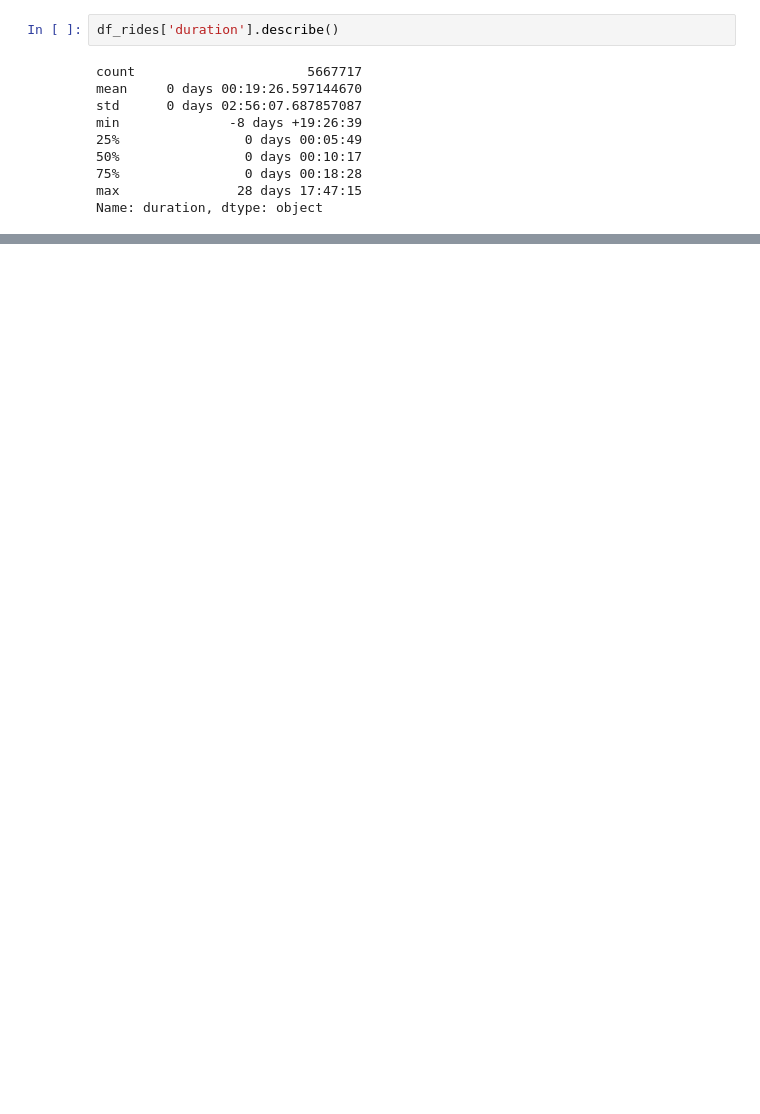
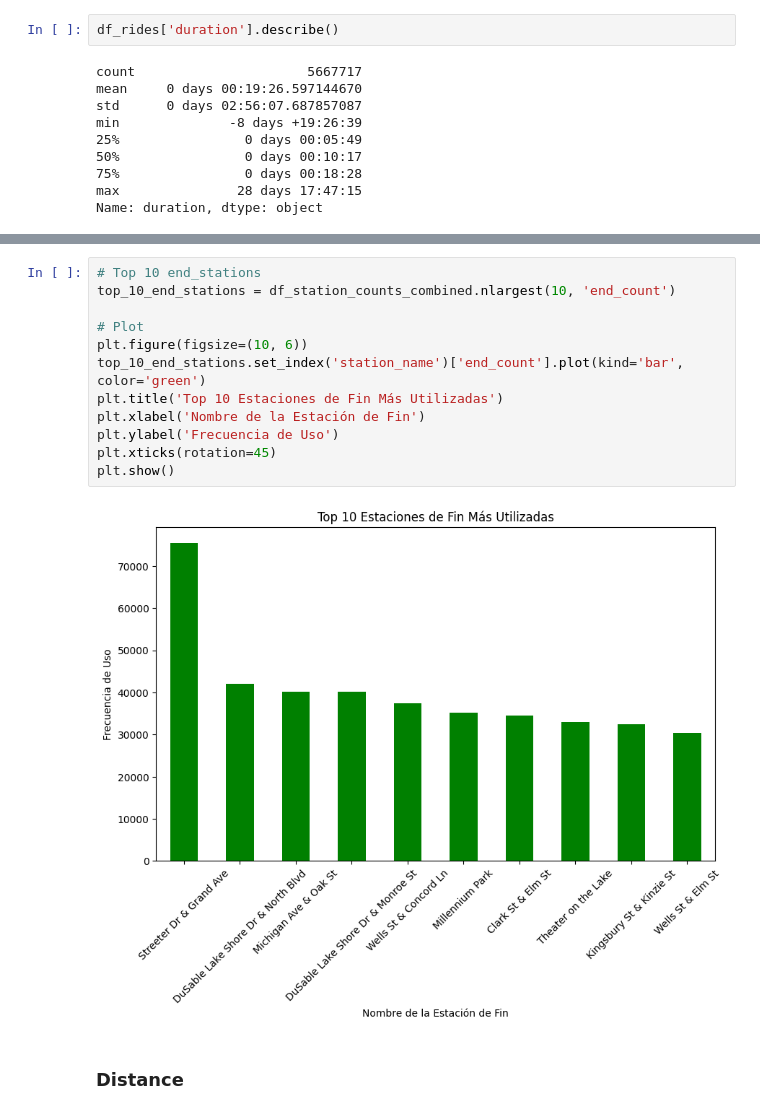
Before and after one commit to FedeDipa91/BikeSharing, a Jupyter notebook: rides2022_analysis.ipynb, the cells around one changed output, grey strips where cells are left out. Cells and saved outputs as stored; diff of their text form; blank space fills up the shorter version.

```diff
--- a/rides2022_analysis.ipynb
+++ b/rides2022_analysis.ipynb
@@ -181,0 +249,16 @@ connection_string.close()
+# %%
+# Top 10 end_stations
+top_10_end_stations = df_station_counts_combined.nlargest(10, 'end_count')
+
+# Plot
+plt.figure(figsize=(10, 6))
+top_10_end_stations.set_index('station_name')['end_count'].plot(kind='bar', color='green')
+plt.title('Top 10 Estaciones de Fin Más Utilizadas')
+plt.xlabel('Nombre de la Estación de Fin')
+plt.ylabel('Frecuencia de Uso')
+plt.xticks(rotation=45)
+plt.show()
+# %% [output]
+[figure, added]
+# %% [markdown]
+### Distance
```
Also changed, not shown: parts of 42 cells of this notebook.
